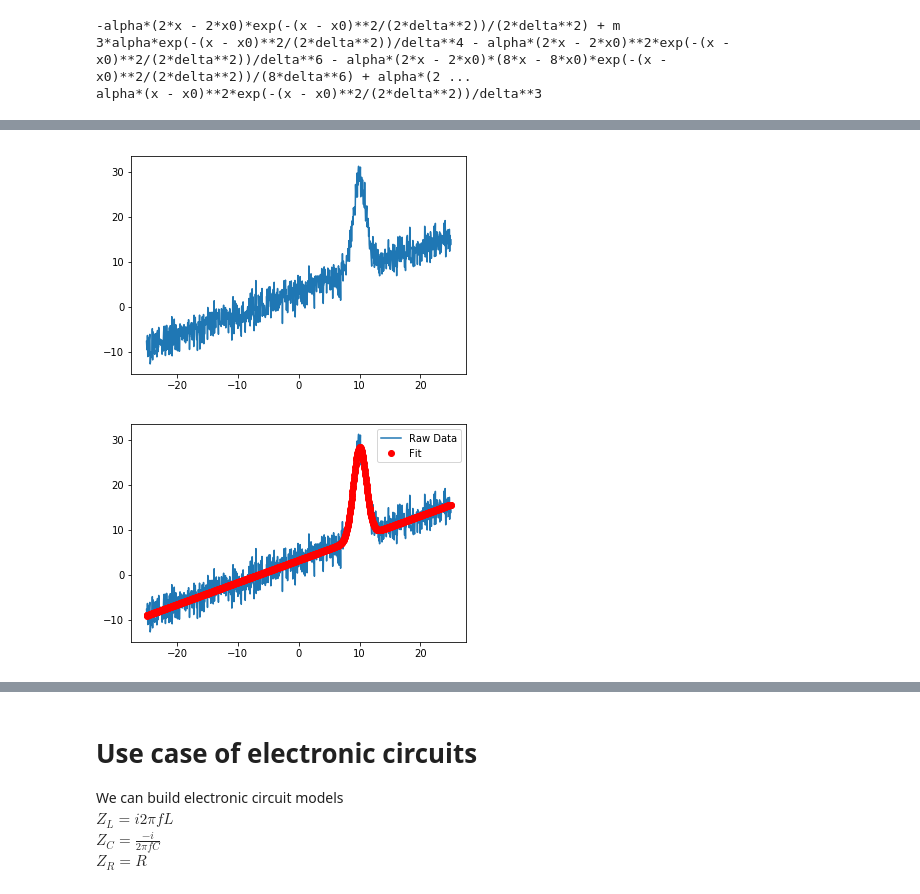
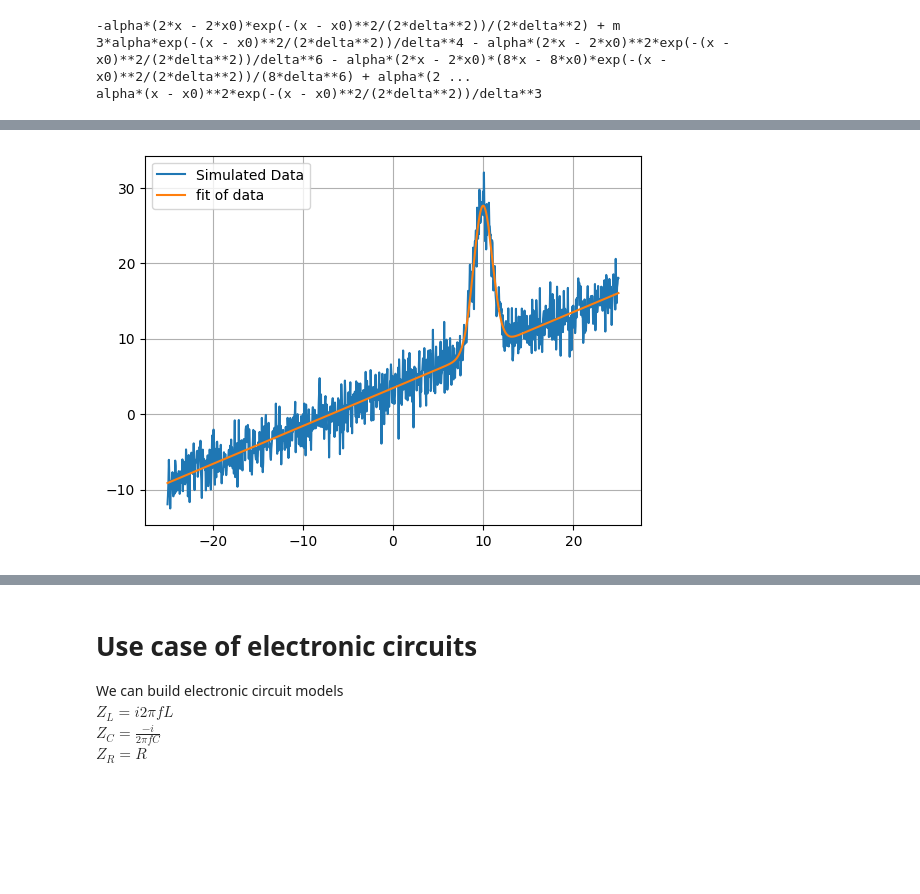
Before and after one commit to sandersa-nist/univariate_tools, a Jupyter notebook: examples/Fitting_Example.ipynb, the cells around one changed output, grey strips where cells are left out. Saved outputs shown, nothing was run; the diff lists cells and outputs as text; code cells hidden in the pictures; blank space fills up the shorter version.

```diff
--- a/examples/Fitting_Example.ipynb
+++ b/examples/Fitting_Example.ipynb
@@ -115,15 +113,17 @@ fig=gauss_line_d3.plot_fit(x_data,
 # %%
 # now we can create a DataSimulator object to change the output noise on any FunctionalModel and fit it
 model=line+gaussian
 model_2=line+gaussian
 model.set_parameters(m=.5,b=3.4,delta=1,x0=10.,alpha=20)
 simulated_data=DataSimulator(model=model,output_noise_type="normal",output_noise_width=2.,output_noise_center=0.)
 simulated_data.set_x(-25,25,1000)
-plt.plot(simulated_data.x,simulated_data.data)
-fig=model_2.plot_fit(simulated_data.x,simulated_data.data,**{"title":False,"initial_guess":model.parameter_values})
+plt.plot(simulated_data.x,simulated_data.data,label="Simulated Data")
+model_2.fit_data(simulated_data.x,simulated_data.data,**{"initial_guess":model.parameter_values})
+plt.plot(simulated_data.x,model_2(simulated_data.x),label="fit of data")
+plt.legend()
+plt.grid()
 # %% [output]
-[figure, old version]
+[figure, new version]
-[figure, removed]
 # %%
 # now we can create an interactive plot
 # By passing a keyword set of parameters we can change which parameters that we interact with
```
Also changed, not shown: parts of 10 cells of this notebook, 2 other files.
